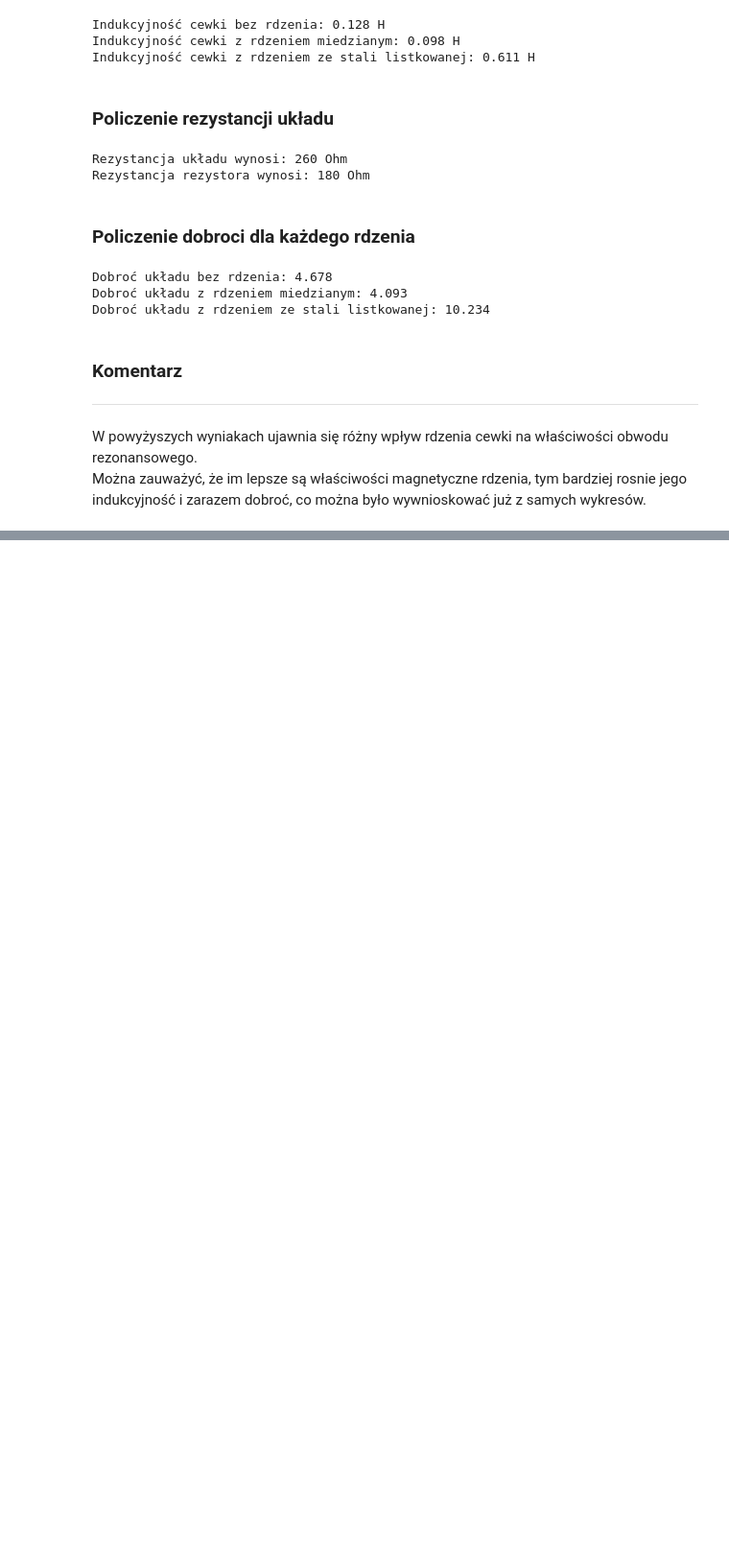
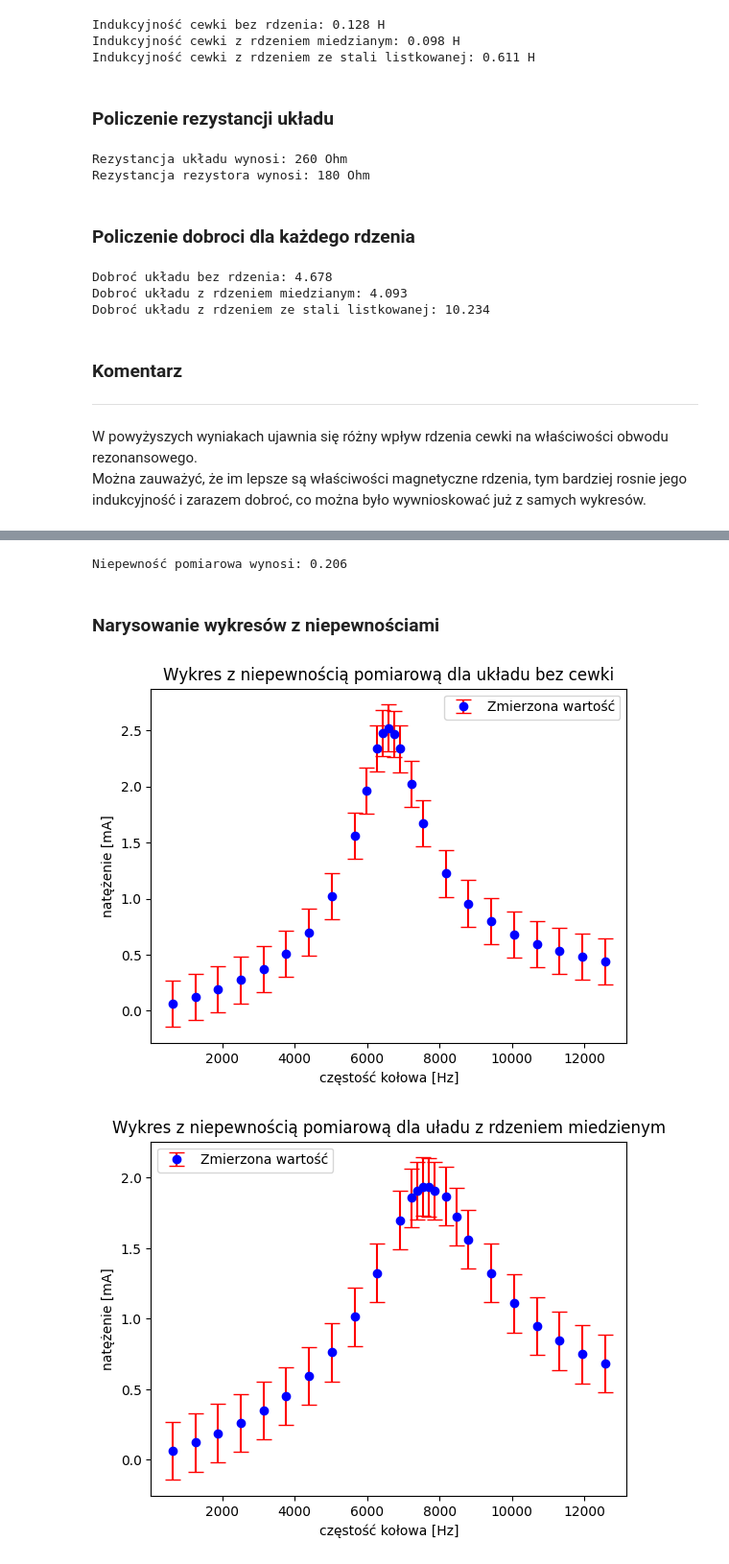
Before and after one commit to mateusz-lisowski/fiz-labs, a Jupyter notebook: lab4/report.ipynb, the cells around one changed output, grey strips where cells are left out. Shown at 96% size. Cells and saved outputs as stored; diff of their text form; code cells hidden in the pictures; blank space fills up the shorter version.

Commit message:
Add uncertainty analisys

```diff
--- a/lab4/report.ipynb
+++ b/lab4/report.ipynb
@@ -297,0 +338,61 @@ indukcyjność i zarazem dobroć, co można było wywnioskować już z samych wy
+# %%
+# Policzenie niepewności
+
+# Stałe
+R = 180
+R_N = 9
+C = 0.00000018
+C_N = 0.000000036
+
+
+# Funkcja licząca niepewność
+def calculate_uncertainty(r: float, r_n: float, c: float, c_n: float) -> float:
+    return math.sqrt((r_n / r) ** 2 + (c_n / c) ** 2)
+
+
+# Policzenie niepewności pomiarowej
+uncertainty = calculate_uncertainty(R, R_N, C, C_N)
+
+print(f"Niepewność pomiarowa wynosi: {round(uncertainty, 3)}")
+# %% [output]
+Niepewność pomiarowa wynosi: 0.206
+# %% [markdown]
+### Narysowanie wykresów z niepewnościami
+# %%
+# Układ bez rdzenia cewki
+plot_from_df_with_uncertainty(
+    title='Wykres z niepewnością pomiarową dla układu bez cewki',
+    df=mesurement_none,
+    x_name='o',
+    y_name='i',
+    x_label='częstość kołowa [Hz]',
+    y_label='natężenie [mA]',
+    uncertainty=uncertainty
+)
+
+
+# Układ z rdzeniem miedzienym
+plot_from_df_with_uncertainty(
+    title='Wykres z niepewnością pomiarową dla uładu z rdzeniem miedzienym',
+    df=mesurement_copper,
+    x_name='o',
+    y_name='i',
+    x_label='częstość kołowa [Hz]',
+    y_label='natężenie [mA]',
+    uncertainty=uncertainty
+)
+
+
+# Układ z rdzeniem ze stali listkowanej
+plot_from_df_with_uncertainty(
+    title='Wykres z niepewnością pomiarową dla układu z rdzeniem ze stali listkowanej',
+    df=mesurement_steel,
+    x_name='o',
+    y_name='i',
+    x_label='częstość kołowa [Hz]',
+    y_label='natężenie [mA]',
+    uncertainty=uncertainty
+)
+# %% [output]
+[figure, added]
+[figure, added]
```
Also changed, not shown: parts of 4 cells of this notebook.
